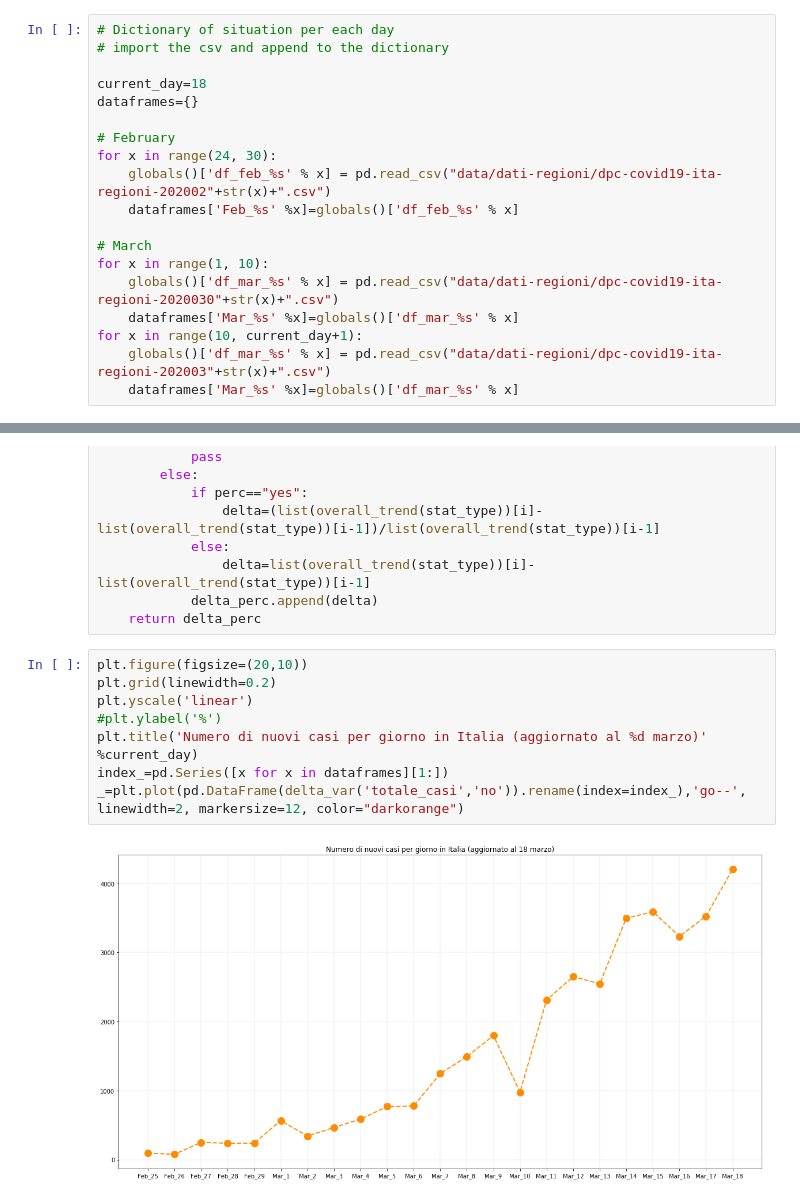
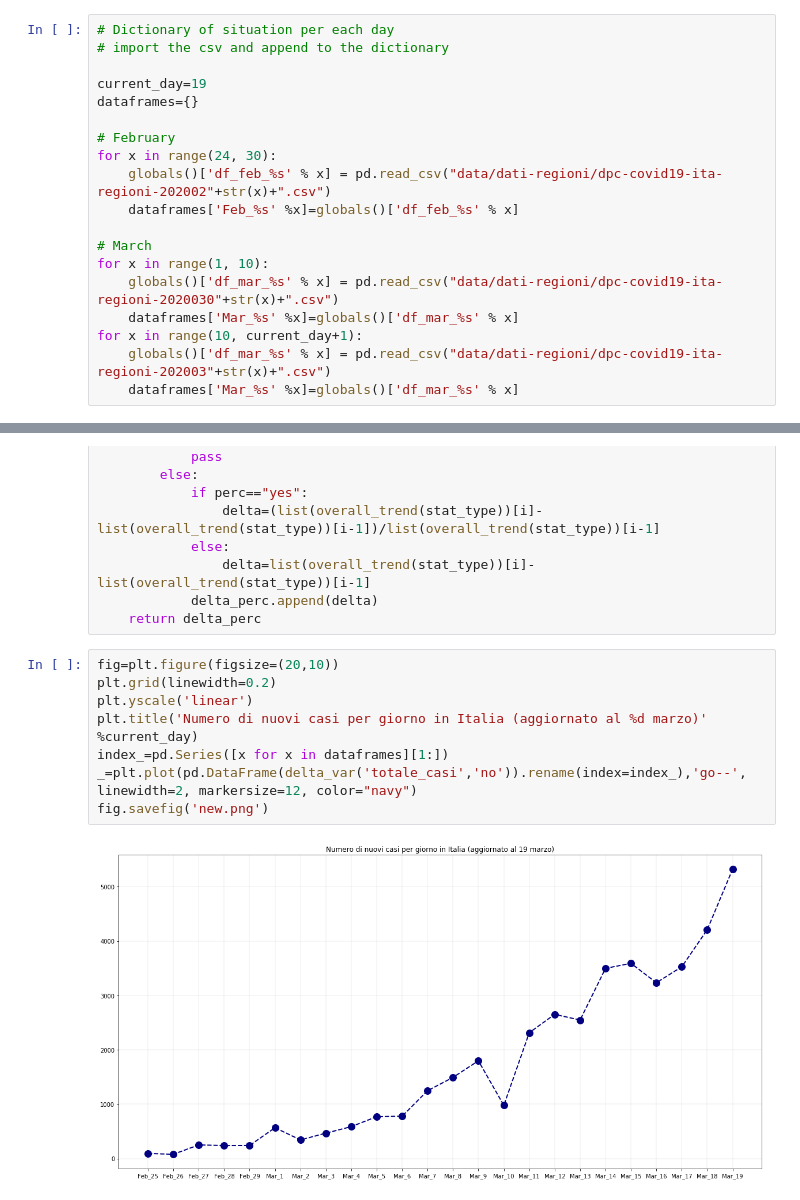
Before and after one commit to martinodn/CoViD-19, a Jupyter notebook: CoViD-19 analysis.ipynb, the cells around one changed output, grey strips where cells are left out. Cells and saved outputs as stored; diff of their text form.

```diff
--- a/CoViD-19 analysis.ipynb
+++ b/CoViD-19 analysis.ipynb
@@ -12,7 +12,7 @@ import matplotlib
 # Dictionary of situation per each day
 # import the csv and append to the dictionary
 
-current_day=18
+current_day=19
 dataframes={}
 
 # February
@@ -153,15 +156,15 @@ def delta_var(stat_type, perc="yes"):
             delta_perc.append(delta)
     return delta_perc
 # %%
-plt.figure(figsize=(20,10))
+fig=plt.figure(figsize=(20,10))
 plt.grid(linewidth=0.2)
 plt.yscale('linear')
-#plt.ylabel('%')
 plt.title('Numero di nuovi casi per giorno in Italia (aggiornato al %d marzo)' %current_day)
 index_=pd.Series([x for x in dataframes][1:])
-_=plt.plot(pd.DataFrame(delta_var('totale_casi','no')).rename(index=index_),'go--', linewidth=2, markersize=12, color="darkorange")
+_=plt.plot(pd.DataFrame(delta_var('totale_casi','no')).rename(index=index_),'go--', linewidth=2, markersize=12, color="navy")
+fig.savefig('new.png')
 # %% [output]
-[figure, old version]
+[figure, new version]
 # %%
 plt.figure(figsize=(20,10))
 plt.grid(linewidth=0.2)
```
Also changed, not shown: parts of 9 cells of this notebook.
